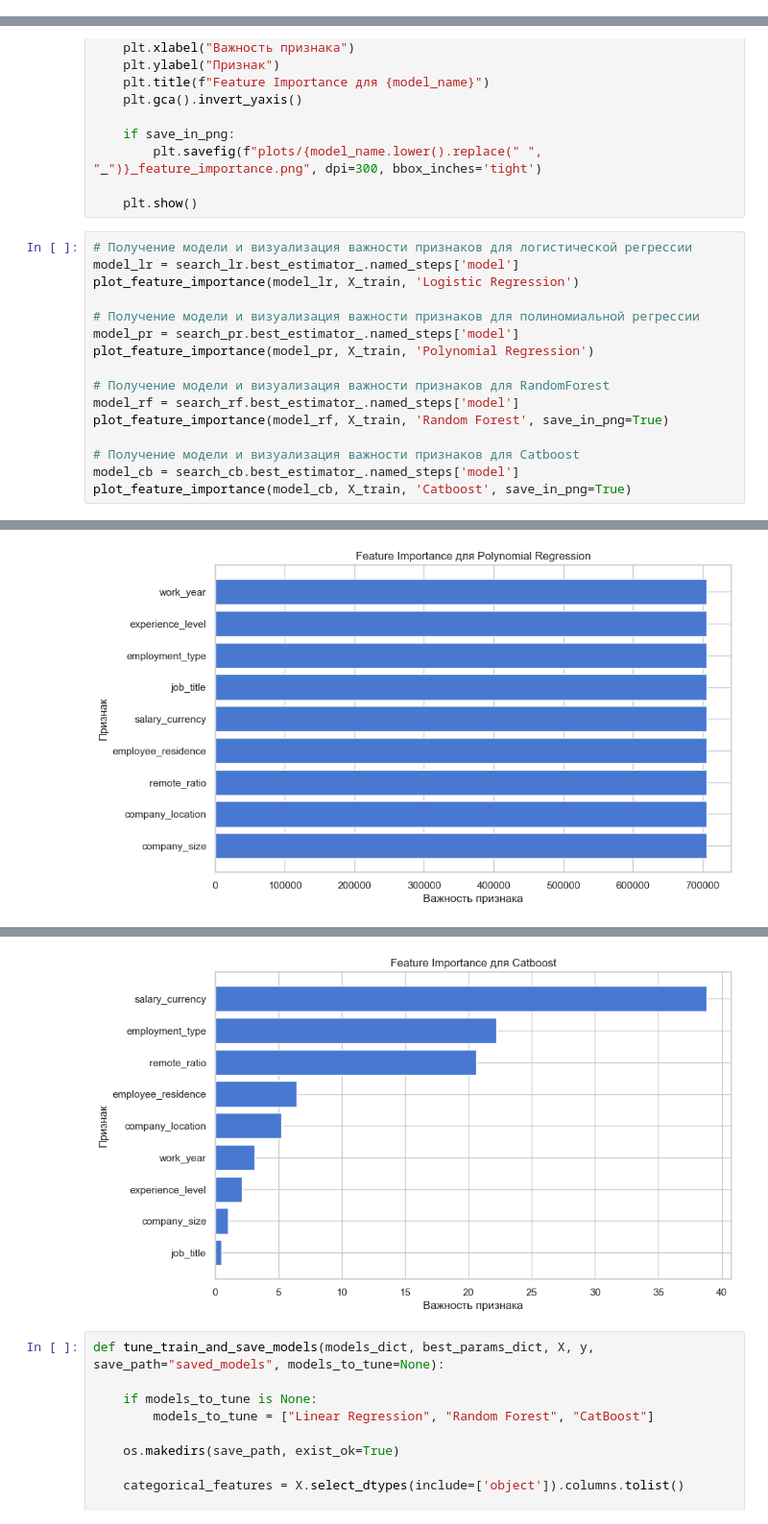
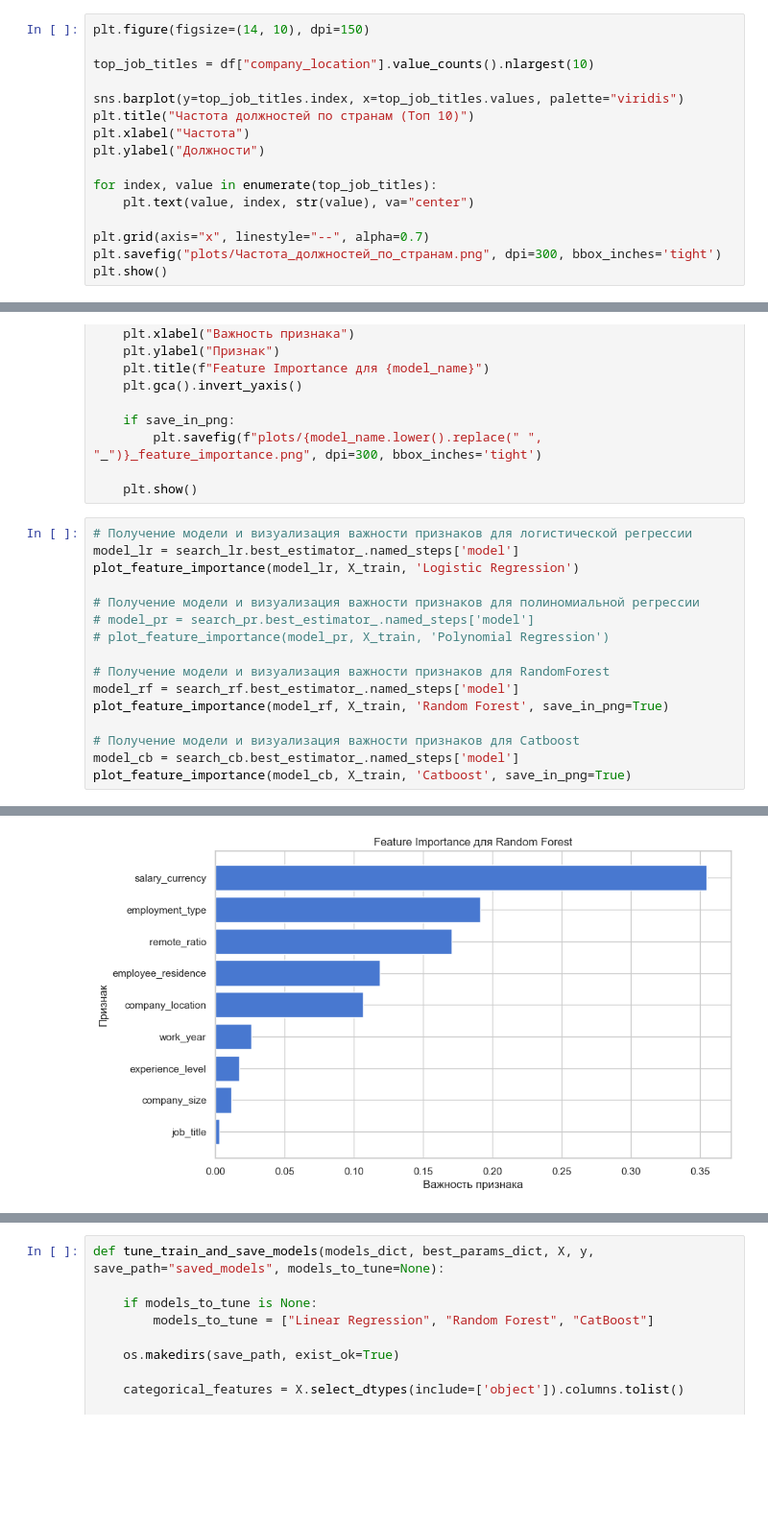
Before and after one commit to behzod33/ds_basic_final, a Jupyter notebook: ds_basic_final.ipynb, the cells around one changed output, grey strips where cells are left out. Shown at 96% size. Drawn from its saved outputs; the diff is of its cells as text; blank space fills up the shorter version.

```diff
--- a/ds_basic_final.ipynb
+++ b/ds_basic_final.ipynb
@@ -289,0 +304,16 @@ plt.show()
+# %%
+plt.figure(figsize=(14, 10), dpi=150)
+
+top_job_titles = df["company_location"].value_counts().nlargest(10)
+
+sns.barplot(y=top_job_titles.index, x=top_job_titles.values, palette="viridis")
+plt.title("Частота должностей по странам (Топ 10)")
+plt.xlabel("Частота")
+plt.ylabel("Должности")
+
+for index, value in enumerate(top_job_titles):
+    plt.text(value, index, str(value), va="center")
+
+plt.grid(axis="x", linestyle="--", alpha=0.7)
+plt.savefig("plots/Частота_должностей_по_странам.png", dpi=300, bbox_inches='tight')
+plt.show()
@@ -899,19 +933,19 @@ def plot_feature_importance(model, X_train, model_name, save_in_png=False):
 # %%
 # Получение модели и визуализация важности признаков для логистической регрессии
 model_lr = search_lr.best_estimator_.named_steps['model']
 plot_feature_importance(model_lr, X_train, 'Logistic Regression')
 
 # Получение модели и визуализация важности признаков для полиномиальной регрессии
-model_pr = search_pr.best_estimator_.named_steps['model']
-plot_feature_importance(model_pr, X_train, 'Polynomial Regression')
+# model_pr = search_pr.best_estimator_.named_steps['model']
+# plot_feature_importance(model_pr, X_train, 'Polynomial Regression')
 
 # Получение модели и визуализация важности признаков для RandomForest
 model_rf = search_rf.best_estimator_.named_steps['model']
 plot_feature_importance(model_rf, X_train, 'Random Forest', save_in_png=True)
 
 # Получение модели и визуализация важности признаков для Catboost
 model_cb = search_cb.best_estimator_.named_steps['model']
 plot_feature_importance(model_cb, X_train, 'Catboost', save_in_png=True)
 # %% [output]
 [figure]
-[figure, old version]
+[figure, new version]
@@ -919,4 +953,3 @@ plot_feature_importance(model_cb, X_train, 'Catboost', save_in_png=True)
-[figure, removed]
 # %%
 def tune_train_and_save_models(models_dict, best_params_dict, X, y, save_path="saved_models", models_to_tune=None):
 
```
Also changed, not shown: parts of 19 cells of this notebook, 22 other files.
